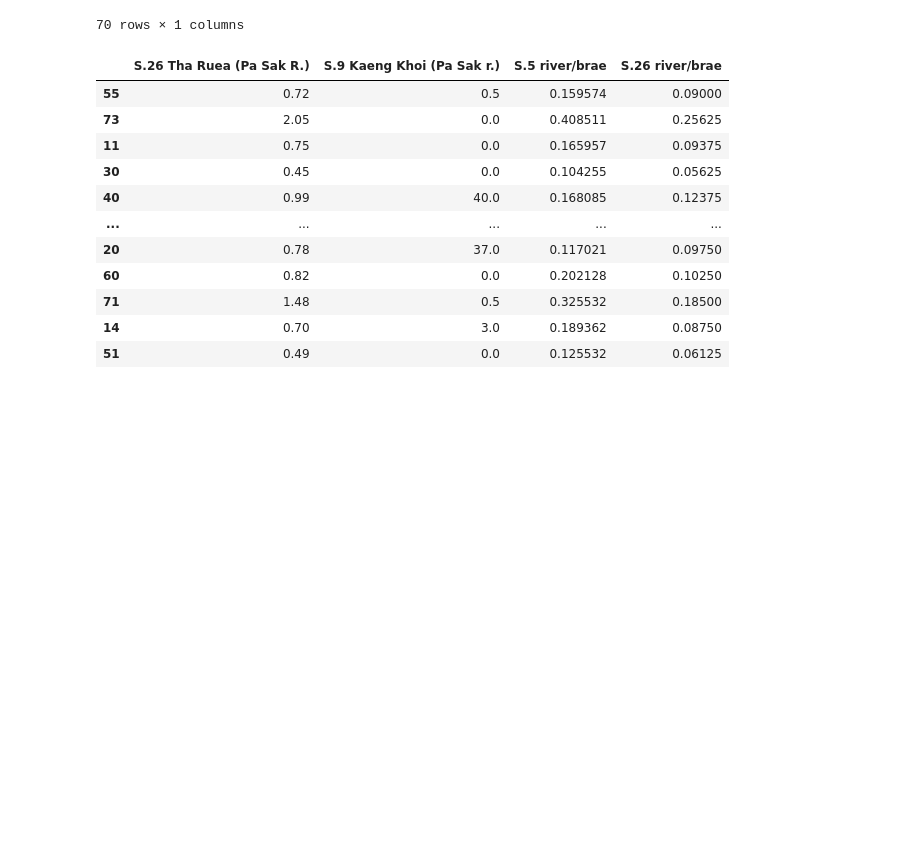
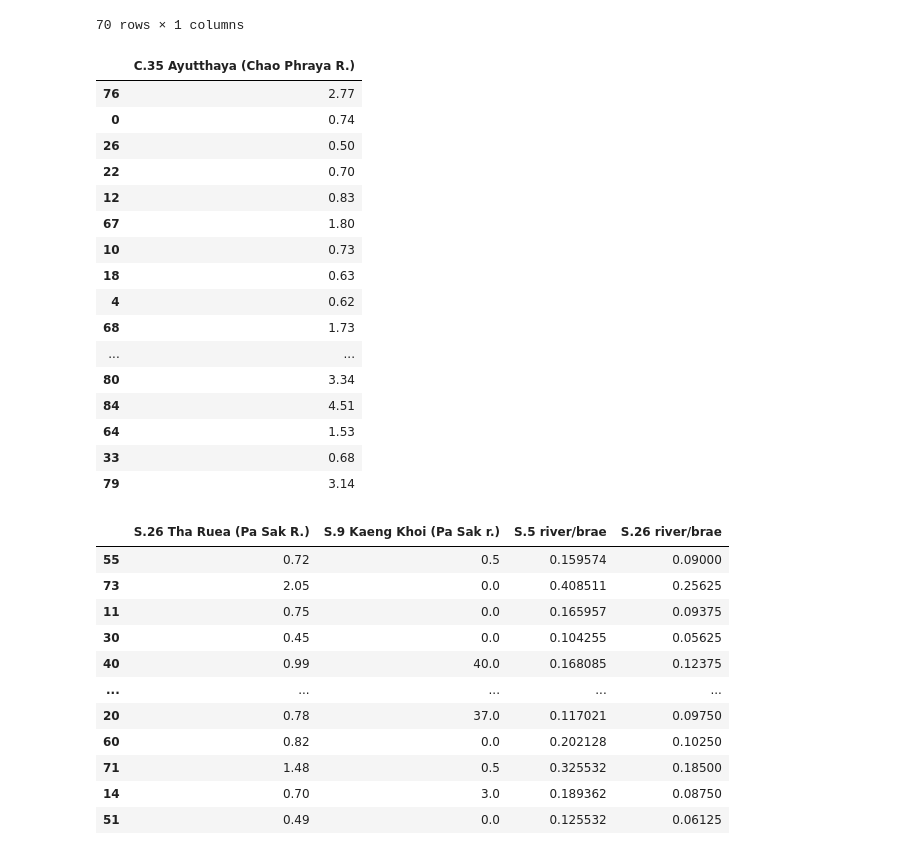
Before and after one commit to TermProject702/Flooding702, a Jupyter notebook: Model.ipynb, the cells around one changed output. Saved outputs shown, nothing was run; the diff lists cells and outputs as text; code cells hidden in the pictures; blank space fills up the shorter version.

```diff
--- a/Model.ipynb
+++ b/Model.ipynb
@@ -160,6 +190,27 @@ y_train_C
 | 14 | 0.84 |
 | 51 | 0.58 |
 70 rows × 1 columns
+# %%
+y_test_C = y_test.drop(columns=['S.5 Ayutthaya (Pa Sak R.)'])
+y_test_C
+# %% [output]
+|  | C.35 Ayutthaya (Chao Phraya R.) |
+| 76 | 2.77 |
+| 0 | 0.74 |
+| 26 | 0.50 |
+| 22 | 0.70 |
+| 12 | 0.83 |
+| 67 | 1.80 |
+| 10 | 0.73 |
+| 18 | 0.63 |
+| 4 | 0.62 |
+| 68 | 1.73 |
+| ... | ... |
+| 80 | 3.34 |
+| 84 | 4.51 |
+| 64 | 1.53 |
+| 33 | 0.68 |
+| 79 | 3.14 |
 # %%
 X_train_S = X_train.drop(columns=['C.7A Ang Thong (Chao Phraya R.)', 'C.13 Sapphaya (Chao Phraya r.)',
                         'C.35 river/brae', 'C.7A river/brae'])
```
Also changed, not shown: parts of 6 cells of this notebook.
